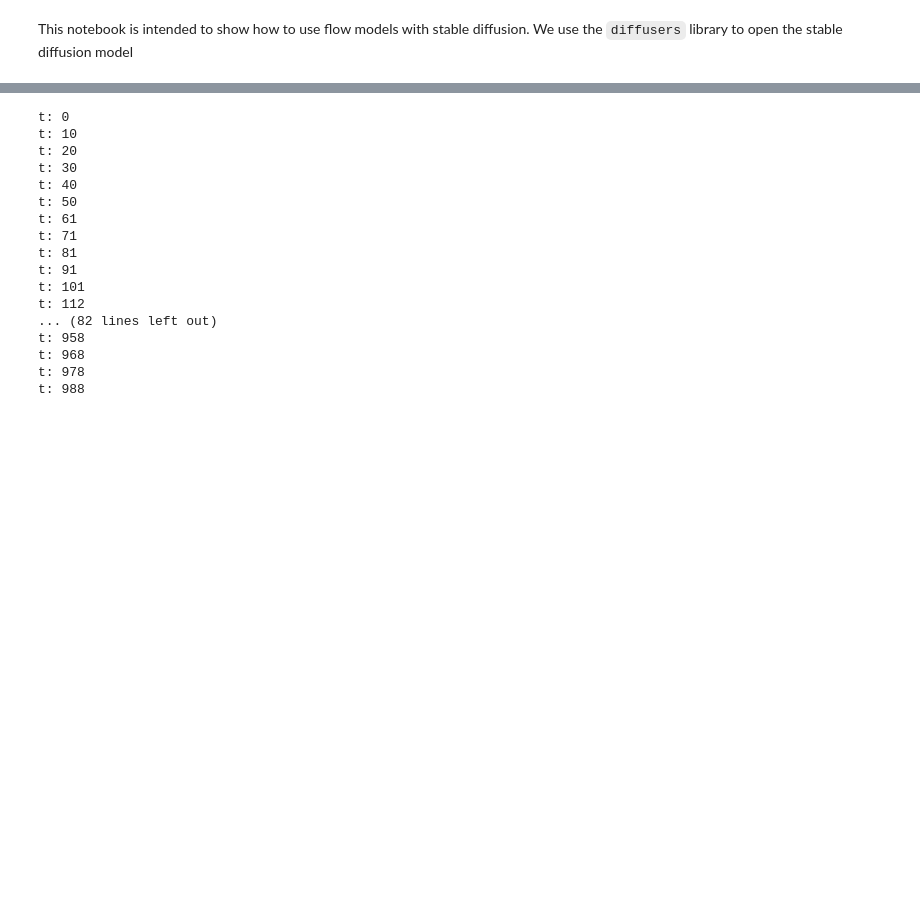
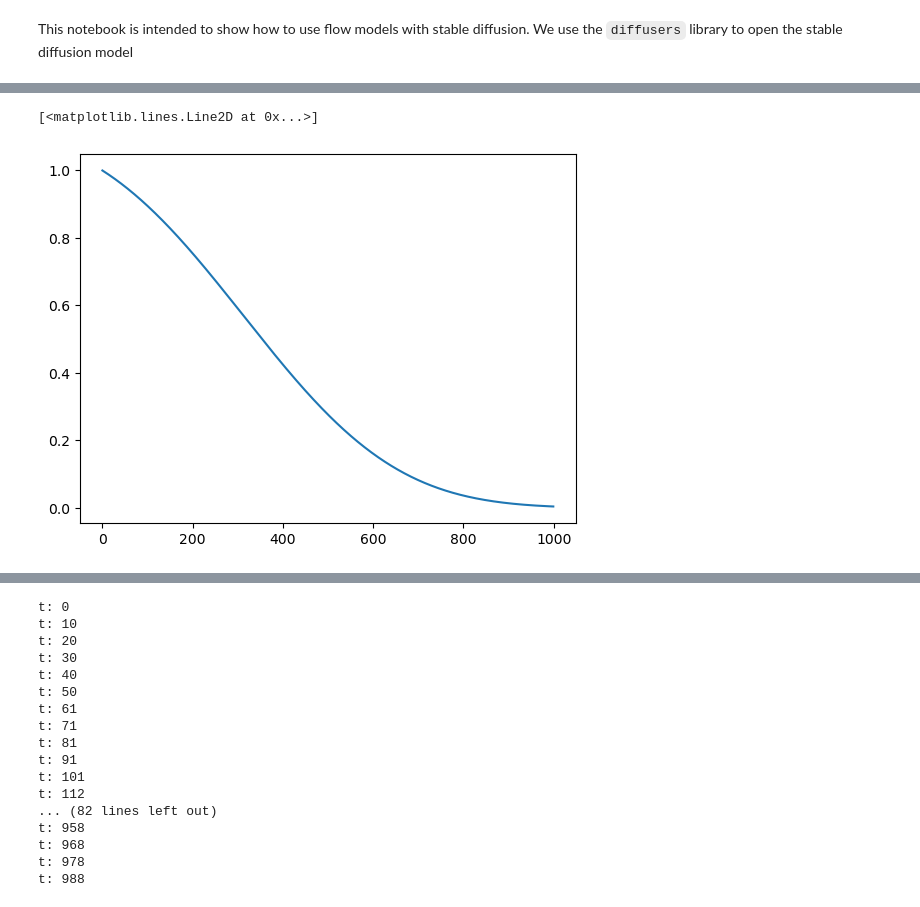
Before and after one commit to mathis-wauquiez/StageTests, a Jupyter notebook: notebooks/large_scale_generation.ipynb, the cells around one changed output, grey strips where cells are left out. Drawn from its saved outputs; the diff is of its cells as text; code cells hidden in the pictures; blank space fills up the shorter version.

```diff
--- a/notebooks/large_scale_generation.ipynb
+++ b/notebooks/large_scale_generation.ipynb
@@ -52,0 +51,5 @@ Keyword arguments {'num_train_timesteps': 1000} are not expected by StableDiffus
+# %%
+plt.plot(scheduler.alphas_cumprod)
+# %% [output]
+[<matplotlib.lines.Line2D at 0x...>]
+[figure, added]
```
Also changed, not shown: parts of 2 cells of this notebook, 4 other files.
